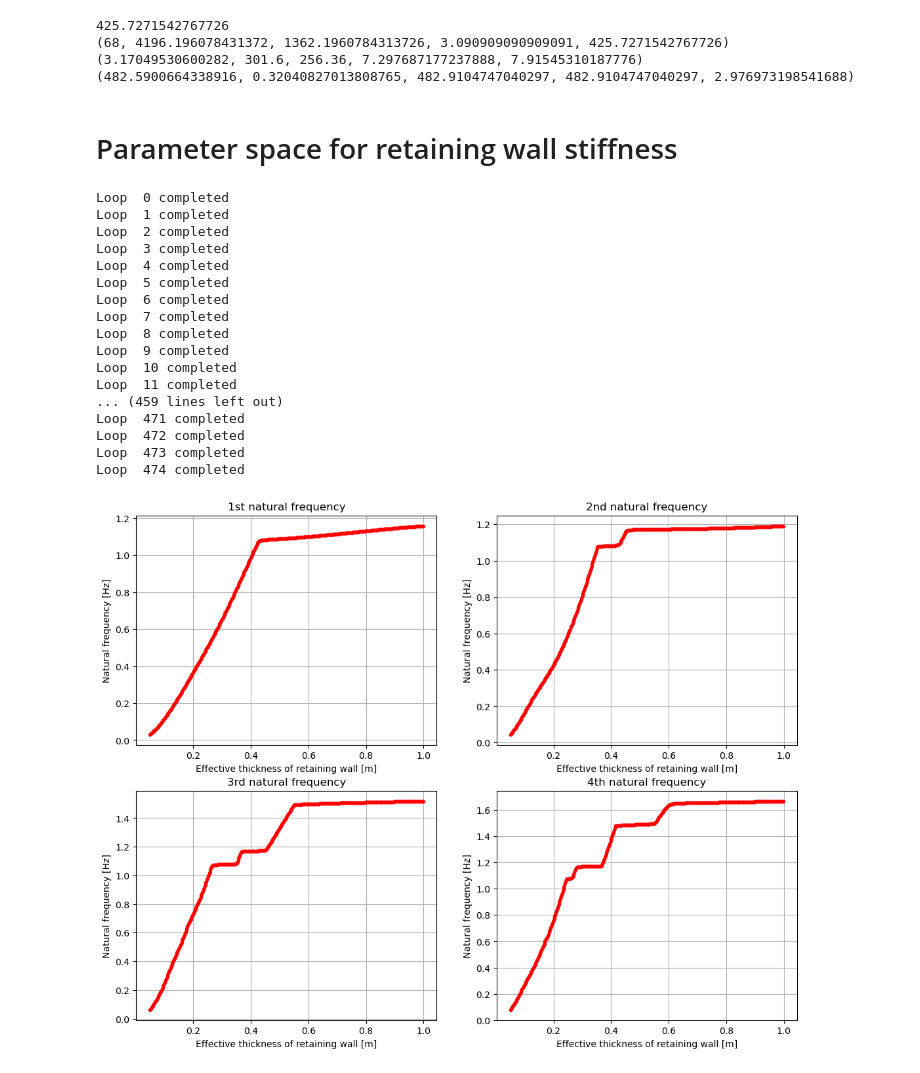
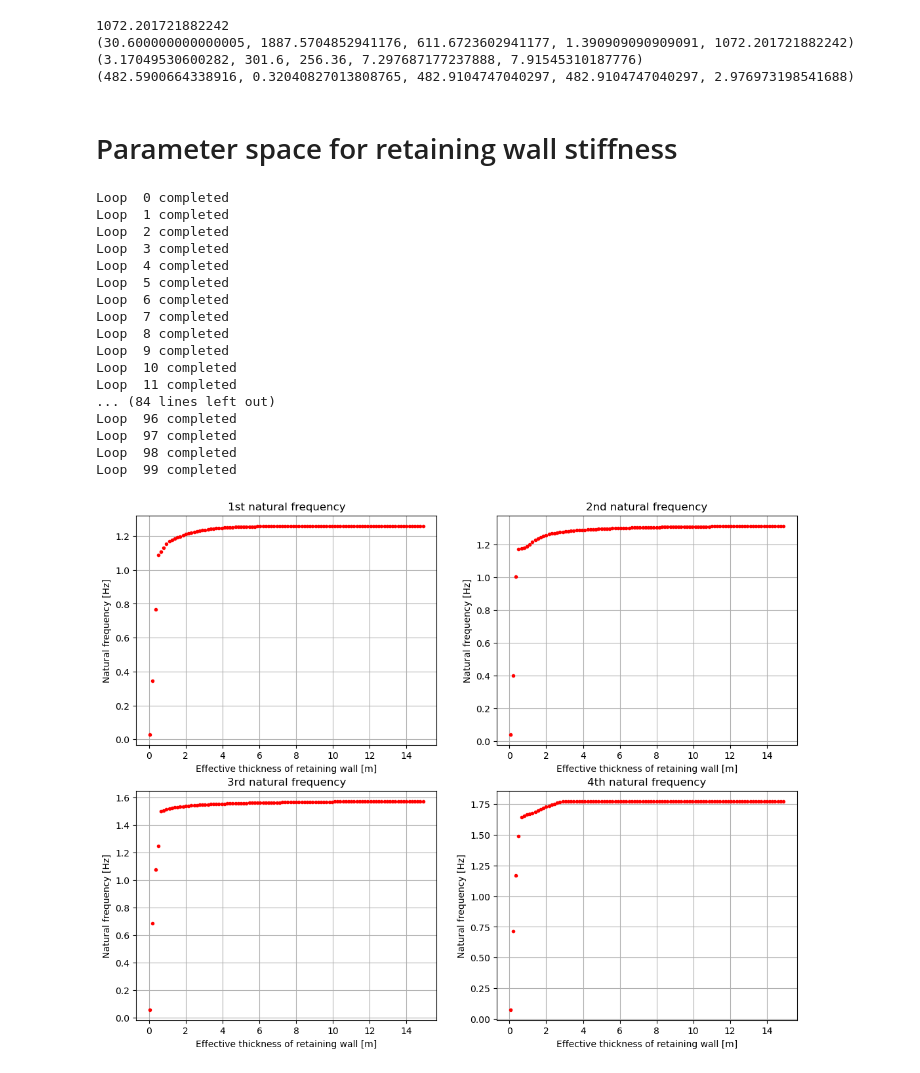
Before and after one commit to Aminealami16/MSc-Thesis---Amine-Alami, a Jupyter notebook: sensitivity_analysis/02minimal_model_retaining_wall.ipynb, the cells around one changed output. Saved outputs shown, nothing was run; the diff lists cells and outputs as text; code cells hidden in the pictures.

Commit message:
adding rigid body retaining wall structure

```diff
--- a/sensitivity_analysis/02minimal_model_retaining_wall.ipynb
+++ b/sensitivity_analysis/02minimal_model_retaining_wall.ipynb
@@ -50,7 +50,7 @@ ep_m_connect = [rho, A_connect, Iy_connect, Iz_connect, Ip_connect]
 
 E = 210e9 #Pa
 # Material parameters retaining wall
-t_eff = 1#m
+t_eff = 0.45#m
 A_eq_wall, I_eqy_wall, I_eqz_wall, b_eq_wall, rho_wall = mat.effective_retaining_wall_stiffness(t_eff)
 Ip_wall = I_eqy_wall + I_eqz_wall
 It_wall = (b_eq_wall * t_eff**3 / 3) * (1 - 0.63 * (b_eq_wall / t_eff) + 0.052 * (b_eq_wall / t_eff) **5)
@@ -62,16 +62,17 @@ print(mat.effective_retaining_wall_stiffness(t_eff))
 print(mat.effective_truss_stiffness(d1, d2, t1, t2, L_truss_element_y, h_truss))
 print(mat.stiffness_connecting_beams())
 # %% [output]
-425.7271542767726
-(68, 4196.196078431372, 1362.1960784313726, 3.090909090909091, 425.7271542767726)
+1072.201721882242
+(30.600000000000005, 1887.5704852941176, 611.6723602941177, 1.390909090909091, 1072.201721882242)
 (3.17049530600282, 301.6, 256.36, 7.297687177237888, 7.91545310187776)
 (482.5900664338916, 0.32040827013808765, 482.9104747040297, 482.9104747040297, 2.976973198541688)
 # %% [markdown]
 # Parameter space for retaining wall stiffness
 # %%
-t_max = 1
-N = 500
+t_max = 15
+N = 100
 t_eff = np.arange(0.05, t_max, t_max/N)
+A_eq_wall_list, I_eqy_wall_list, I_eqz_wall_list, b_eq_wall_list, rho_wall_list = [], [], [], [], []
 
 fig, axs = plt.subplots(2, 2, figsize=(13, 10))
 
@@ -81,6 +82,11 @@ DOFS_per_node = 6
 
 for i in range(len(t_eff)):
     A_eq_wall, I_eqy_wall, I_eqz_wall, b_eq_wall, rho_wall = mat.effective_retaining_wall_stiffness(t_eff[i])
+    A_eq_wall_list.append(A_eq_wall)
+    I_eqy_wall_list.append(I_eqy_wall)
+    I_eqz_wall_list.append(I_eqz_wall)
+    b_eq_wall_list.append(b_eq_wall)
+    rho_wall_list.append(rho_wall)
     Ip_wall = I_eqy_wall + I_eqz_wall
     It_wall = (b_eq_wall * t_eff[i]**3 / 3) * (1 - 0.63 * (b_eq_wall / t_eff[i]) + 0.052 * (b_eq_wall / t_eff[i]) **5)
     ep_K_wall = [E, G, A_eq_wall, I_eqy_wall, I_eqz_wall, It_wall, k]
@@ -158,36 +164,77 @@ for i in range(len(t_eff)):
 
 for ax in axs.flat:
     ax.grid()
 axs[0, 0].set_xlabel('Effective thickness of retaining wall [m]')
 axs[0, 1].set_xlabel('Effective thickness of retaining wall [m]')
 axs[1, 0].set_xlabel('Effective thickness of retaining wall [m]')
 axs[1, 1].set_xlabel('Effective thickness of retaining wall [m]')
 axs[0, 0].set_ylabel('Natural frequency [Hz]')
 axs[0, 1].set_ylabel('Natural frequency [Hz]')
 axs[1, 0].set_ylabel('Natural frequency [Hz]')
 axs[1, 1].set_ylabel('Natural frequency [Hz]')
 
 plt.ylabel('Natural frequency [Hz]')
 axs[0, 0].set_title('1st natural frequency')
 axs[0, 1].set_title('2nd natural frequency')
 axs[1, 0].set_title('3rd natural frequency')
 axs[1, 1].set_title('4th natural frequency');
+
+plt.figure()
+plt.plot(t_eff, A_eq_wall_list)
+plt.xlabel('Effective thickness of retaining wall [m]')
+plt.ylabel('Effective cross-sectional area [m^2]')
+plt.title('Effective cross-sectional area of retaining wall vs. effective thickness')
+plt.grid()
+plt.show()
+
+
+plt.figure()
+plt.plot(t_eff, I_eqy_wall_list)
+plt.xlabel('Effective thickness of retaining wall [m]')
+plt.ylabel('Effective moment of inertia about y-axis [m^4]')
+plt.title('Effective moment of inertia about y-axis of retaining wall vs. effective thickness')
+plt.grid()
+plt.show()
+
+plt.figure()
+plt.plot(t_eff, I_eqz_wall_list)
+plt.xlabel('Effective thickness of retaining wall [m]')
+plt.ylabel('Effective moment of inertia about z-axis [m^4]')
+plt.title('Effective moment of inertia about z-axis of retaining wall vs. effective thickness')
+plt.grid()
+plt.show()
+
+plt.figure()
+plt.plot(t_eff, b_eq_wall_list)
+plt.xlabel('Effective thickness of retaining wall [m]')
+plt.ylabel('Equivalent width of retaining wall [m]')
+plt.title('Equivalent width of retaining wall vs. effective thickness')
+plt.grid()
+plt.show()
+
+
+plt.plot(t_eff, rho_wall_list)
+plt.xlabel('Effective thickness of retaining wall [m]')
+plt.ylabel('Density of retaining wall [kg/m^3]')
+plt.title('Density of retaining wall vs. effective thickness')
+plt.grid()
+plt.show()
 # %% [output]
 Loop  0 completed
 Loop  1 completed
 Loop  2 completed
 Loop  3 completed
 Loop  4 completed
 Loop  5 completed
 Loop  6 completed
 Loop  7 completed
 Loop  8 completed
 Loop  9 completed
 Loop  10 completed
 Loop  11 completed
-... (459 lines left out)
-Loop  471 completed
-Loop  472 completed
-Loop  473 completed
-Loop  474 completed
+... (84 lines left out)
+Loop  96 completed
+Loop  97 completed
+Loop  98 completed
+Loop  99 completed
-[figure, old version]
+[figure, new version]
```
Also changed, not shown: parts of 2 cells of this notebook, 8 other files.
